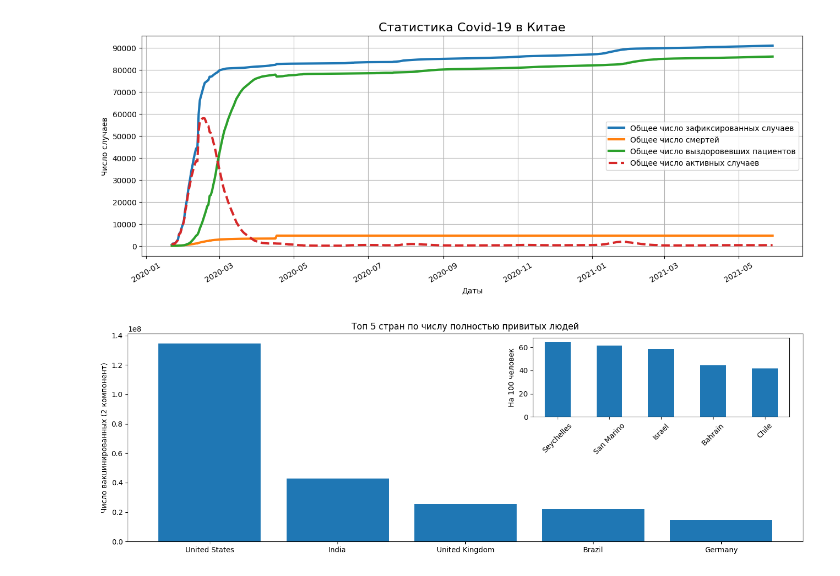
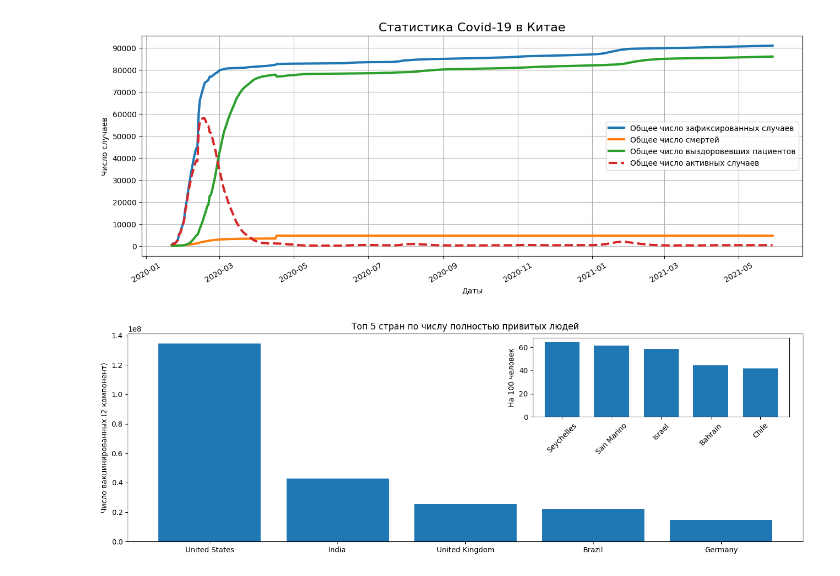
Before and after one commit to Elancinos/SF_DS_COURSE, a Jupyter notebook: Studies/PY-13/PY-13.ipynb, the cells around one changed output. Drawn from its saved outputs; the diff is of its cells as text; code cells hidden in the pictures.

```diff
--- a/Studies/PY-13/PY-13.ipynb
+++ b/Studies/PY-13/PY-13.ipynb
@@ -278,18 +295,18 @@ axes.legend();
 # %%
 vacc_country = covid_df.groupby('country')['people_fully_vaccinated'].last().nlargest(5)
 vacc_country_per_hundred = covid_df.groupby('country')['people_fully_vaccinated_per_hundred'].last().nlargest(5)
 
 #визуализация главного графика
 fig = plt.figure(figsize=(13, 4))
 main_axes = fig.add_axes([0, 0, 1, 1])
 main_axes.bar(x = vacc_country.index, height = vacc_country);
 main_axes.set_ylabel('Число вакцинированных (2 компонент)')
 main_axes.set_title('Топ 5 стран по числу полностью привитых людей')
 
 #визуализация вспомогательного графика
 insert_axes = fig.add_axes([0.6, 0.6, 0.38, 0.38])
-insert_axes.bar(x = vacc_country_per_hundred.index, height = vacc_country_per_hundred, width=0.5);
+insert_axes.bar(x = vacc_country_per_hundred.index, height = vacc_country_per_hundred, width=0.7);
 insert_axes.set_ylabel('На 100 человек')
 insert_axes.xaxis.set_tick_params(rotation=45)
 # %% [output]
-[figure, old version]
+[figure, new version]
```
Also changed, not shown: parts of 2 cells of this notebook.
